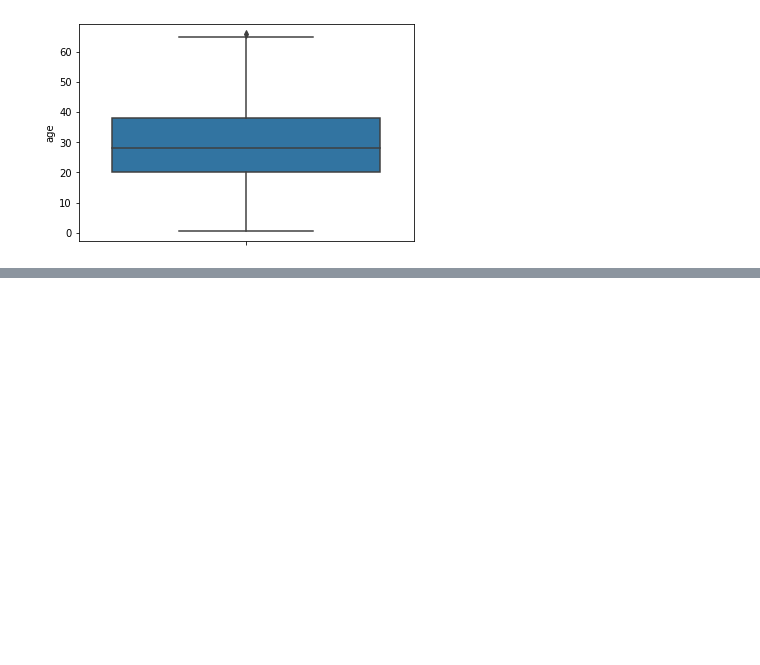
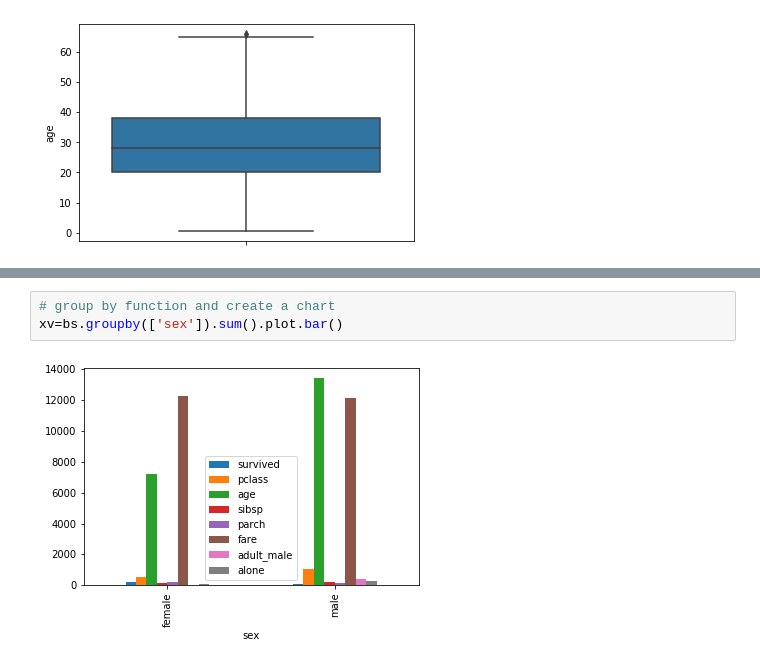
Before and after one commit to iqrarkhan123/datascience, a Jupyter notebook: EDA.ipynb, the cells around one changed output, grey strips where cells are left out. Drawn from its saved outputs; the diff is of its cells as text; blank space fills up the shorter version.

```diff
--- a/EDA.ipynb
+++ b/EDA.ipynb
@@ -229,0 +256,5 @@ sns.boxplot(data=bs,y="age")
+# %%
+# group by function and create a chart
+xv=bs.groupby(['sex']).sum().plot.bar()
+# %% [output]
+[figure, added]
```
Also changed, not shown: parts of 9 cells of this notebook.
